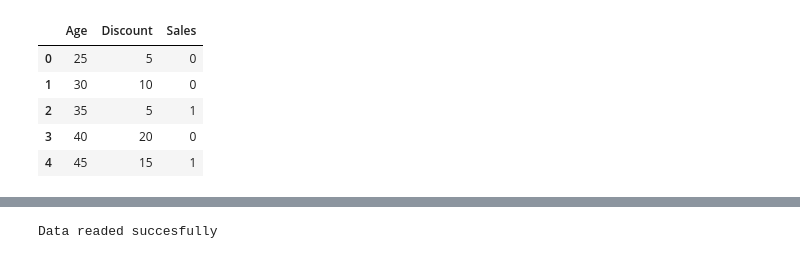
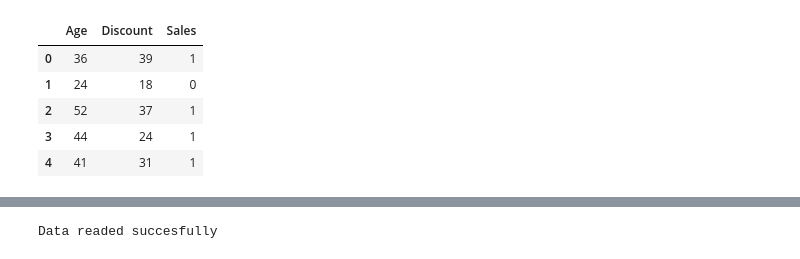
Before and after one commit to 87690ut/Python_Finall_Projects, a Jupyter notebook: ML_Journey/ML_day_2_logistic_regression.ipynb, the cells around one changed output, grey strips where cells are left out. Drawn from its saved outputs; the diff is of its cells as text; code cells hidden in the pictures.

```diff
--- a/ML_Journey/ML_day_2_logistic_regression.ipynb
+++ b/ML_Journey/ML_day_2_logistic_regression.ipynb
@@ -5,21 +5,25 @@ import numpy as np
 import matplotlib.pyplot as plt
 from sklearn.linear_model import LogisticRegression
 from sklearn.model_selection import train_test_split
-# %%
-data = {
-    'Age': [25, 30, 35, 40, 45, 50, 55, 60,28,27,29,69,39,56,45,34,25,30,28,30],
-    'Discount': [5,10,5,20,15,25,34,56,23,45,23,89,67,56,23,10,5,23,12,20],
-    'Sales': [0,0,1,0,1,1,1,0,0,0,1,1,1,0,1,0,1,0,1,1]
-}
-df = pd.DataFrame(data)
-df.head()
-# %% [output]
-|  | Age | Discount | Sales |
-| 0 | 25 | 5 | 0 |
-| 1 | 30 | 10 | 0 |
-| 2 | 35 | 5 | 1 |
-| 3 | 40 | 20 | 0 |
-| 4 | 45 | 15 | 1 |
+# %%
+age = np.random.randint(18,65,200)
+discount = np.random.randint(0,40,200)
+z = (age * 0.1) + (discount * 0.2) - 6
+probabilities = 1 / (1 + np.exp(-z))
+bought = (probabilities > 0.5).astype(int)
+df = pd.DataFrame({
+    'Age': age,
+    'Discount': discount,
+    'Sales': bought
+})
+df.head()
+# %% [output]
+|  | Age | Discount | Sales |
+| 0 | 36 | 39 | 1 |
+| 1 | 24 | 18 | 0 |
+| 2 | 52 | 37 | 1 |
+| 3 | 44 | 24 | 1 |
+| 4 | 41 | 31 | 1 |
 # %%
 X = df[['Age','Discount']]
 y = df['Sales']
```
Also changed, not shown: parts of 6 cells of this notebook.
